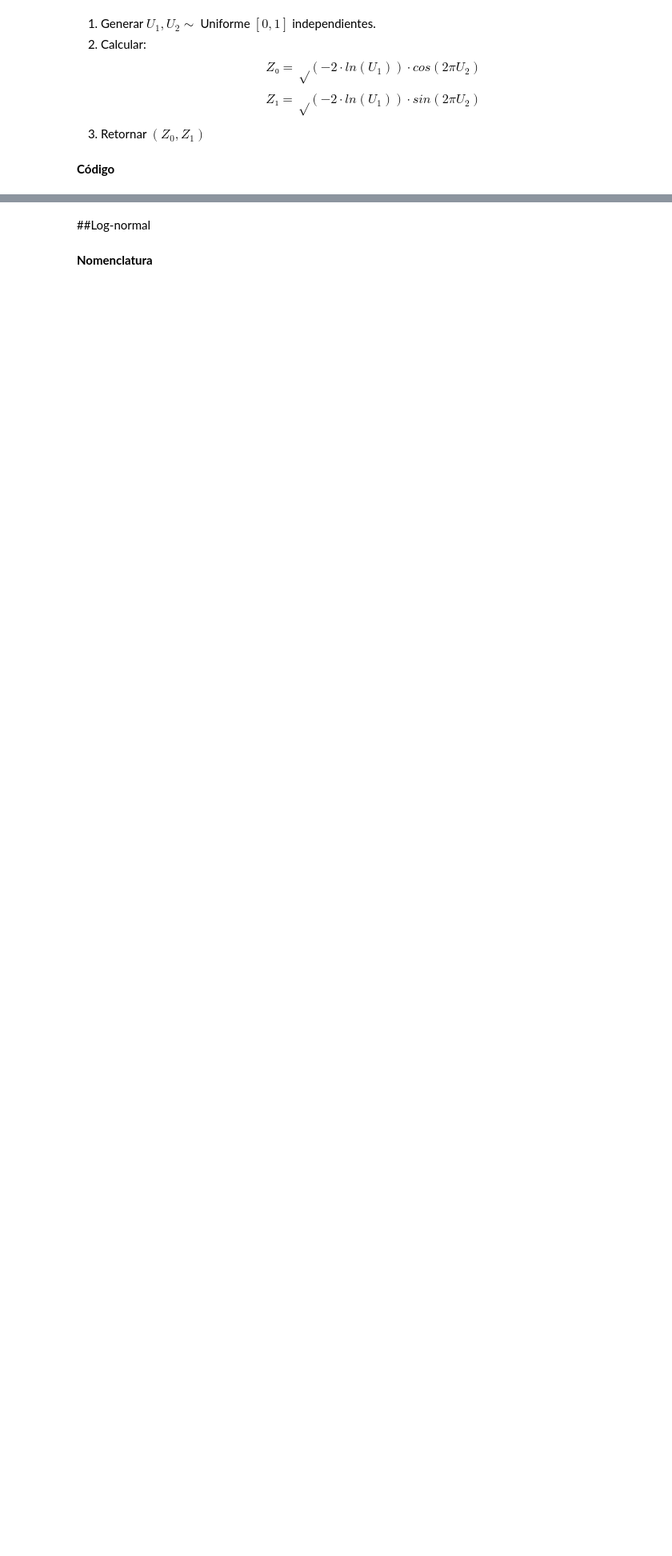
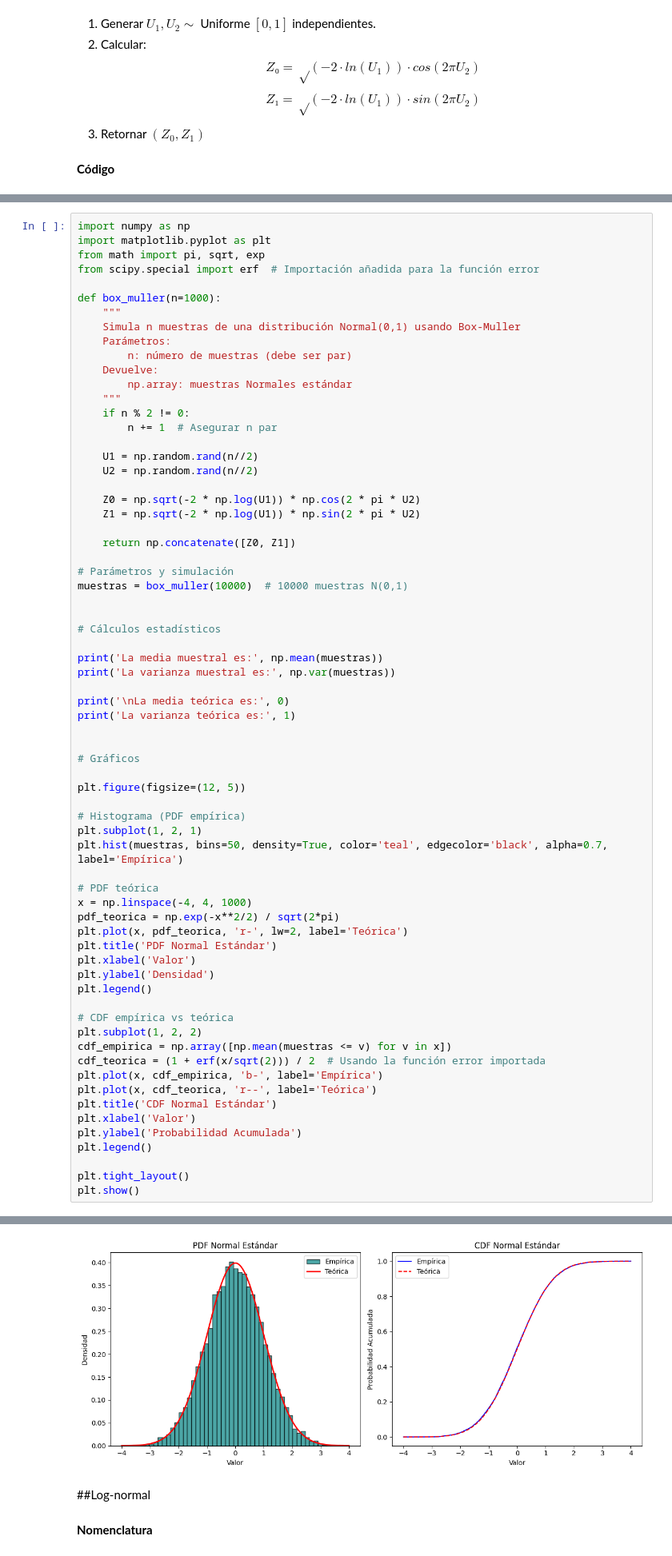
Before and after one commit to JimenezHAnaFer/SIMULACION-1, a Jupyter notebook: Catalogo.ipynb, the cells around one changed output, grey strips where cells are left out. Shown at 80% size. Saved outputs shown, nothing was run; the diff lists cells and outputs as text; blank space fills up the shorter version.

```diff
--- a/Catalogo.ipynb
+++ b/Catalogo.ipynb
@@ -816,0 +837,69 @@ Normal 1: 1.5938452351977983, Normal 2: -1.1906408684179826
+# %%
+import numpy as np
+import matplotlib.pyplot as plt
+from math import pi, sqrt, exp
+from scipy.special import erf  # Importación añadida para la función error
+
+def box_muller(n=1000):
+    """
+    Simula n muestras de una distribución Normal(0,1) usando Box-Muller
+    Parámetros:
+        n: número de muestras (debe ser par)
+    Devuelve:
+        np.array: muestras Normales estándar
+    """
+    if n % 2 != 0:
+        n += 1  # Asegurar n par
+
+    U1 = np.random.rand(n//2)
+    U2 = np.random.rand(n//2)
+
+    Z0 = np.sqrt(-2 * np.log(U1)) * np.cos(2 * pi * U2)
+    Z1 = np.sqrt(-2 * np.log(U1)) * np.sin(2 * pi * U2)
+
+    return np.concatenate([Z0, Z1])
+
+# Parámetros y simulación
+muestras = box_muller(10000)  # 10000 muestras N(0,1)
+
+
+# Cálculos estadísticos
+
+print('La media muestral es:', np.mean(muestras))
+print('La varianza muestral es:', np.var(muestras))
+
+print('\nLa media teórica es:', 0)
+print('La varianza teórica es:', 1)
+
+
+# Gráficos
+
+plt.figure(figsize=(12, 5))
+
+# Histograma (PDF empírica)
+plt.subplot(1, 2, 1)
+plt.hist(muestras, bins=50, density=True, color='teal', edgecolor='black', alpha=0.7, label='Empírica')
+
+# PDF teórica
+x = np.linspace(-4, 4, 1000)
+pdf_teorica = np.exp(-x**2/2) / sqrt(2*pi)
+plt.plot(x, pdf_teorica, 'r-', lw=2, label='Teórica')
+plt.title('PDF Normal Estándar')
+plt.xlabel('Valor')
+plt.ylabel('Densidad')
+plt.legend()
+
+# CDF empírica vs teórica
+plt.subplot(1, 2, 2)
+cdf_empirica = np.array([np.mean(muestras <= v) for v in x])
+cdf_teorica = (1 + erf(x/sqrt(2))) / 2  # Usando la función error importada
+plt.plot(x, cdf_empirica, 'b-', label='Empírica')
+plt.plot(x, cdf_teorica, 'r--', label='Teórica')
+plt.title('CDF Normal Estándar')
+plt.xlabel('Valor')
+plt.ylabel('Probabilidad Acumulada')
+plt.legend()
+
+plt.tight_layout()
+plt.show()
+# %% [output]
@@ -817,3 +911,4 @@ Normal 1: 1.5938452351977983, Normal 2: -1.1906408684179826
+[figure, added]
 # %% [markdown]
 ##Log-normal
 # %% [markdown]
```
Also changed, not shown: parts of 41 cells of this notebook.
